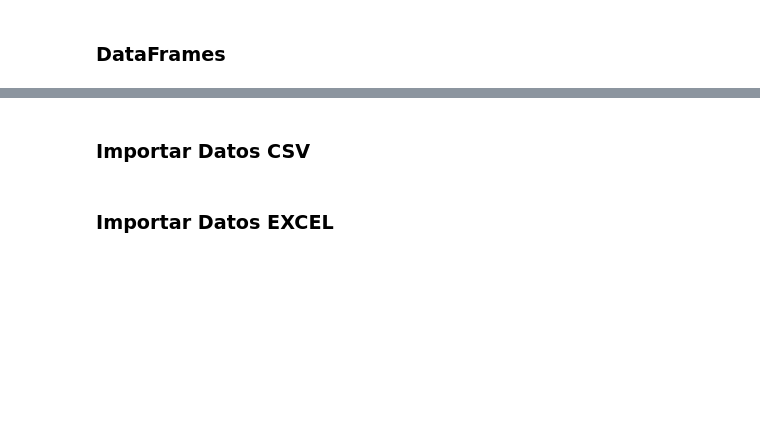
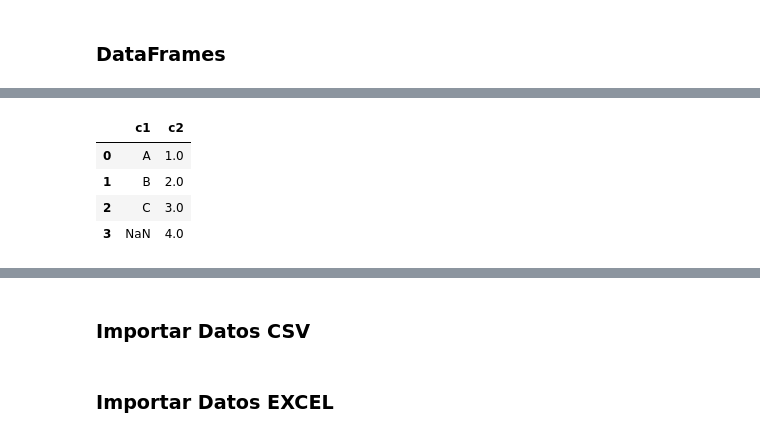
Before and after one commit to Armando1701/UTEC_Phyton_Jorge, a Jupyter notebook: [6]_Progama_Python_UTEC_Sesion08_Sesion09_Pandas.ipynb, the cells around one changed output, grey strips where cells are left out. Drawn from its saved outputs; the diff is of its cells as text; code cells hidden in the pictures; blank space fills up the shorter version.

```diff
--- a/[6]_Progama_Python_UTEC_Sesion08_Sesion09_Pandas.ipynb
+++ b/[6]_Progama_Python_UTEC_Sesion08_Sesion09_Pandas.ipynb
@@ -29,3 +54,12 @@ df
+# %%
+df = pd.DataFrame(d)
+df
+# %% [output]
+|  | c1 | c2 |
+| 0 | A | 1.0 |
+| 1 | B | 2.0 |
+| 2 | C | 3.0 |
+| 3 | NaN | 4.0 |
 # %%
 # Data Frames que provienen de diccionarios de listas.
 d = {
```
Also changed, not shown: parts of 8 cells of this notebook.
